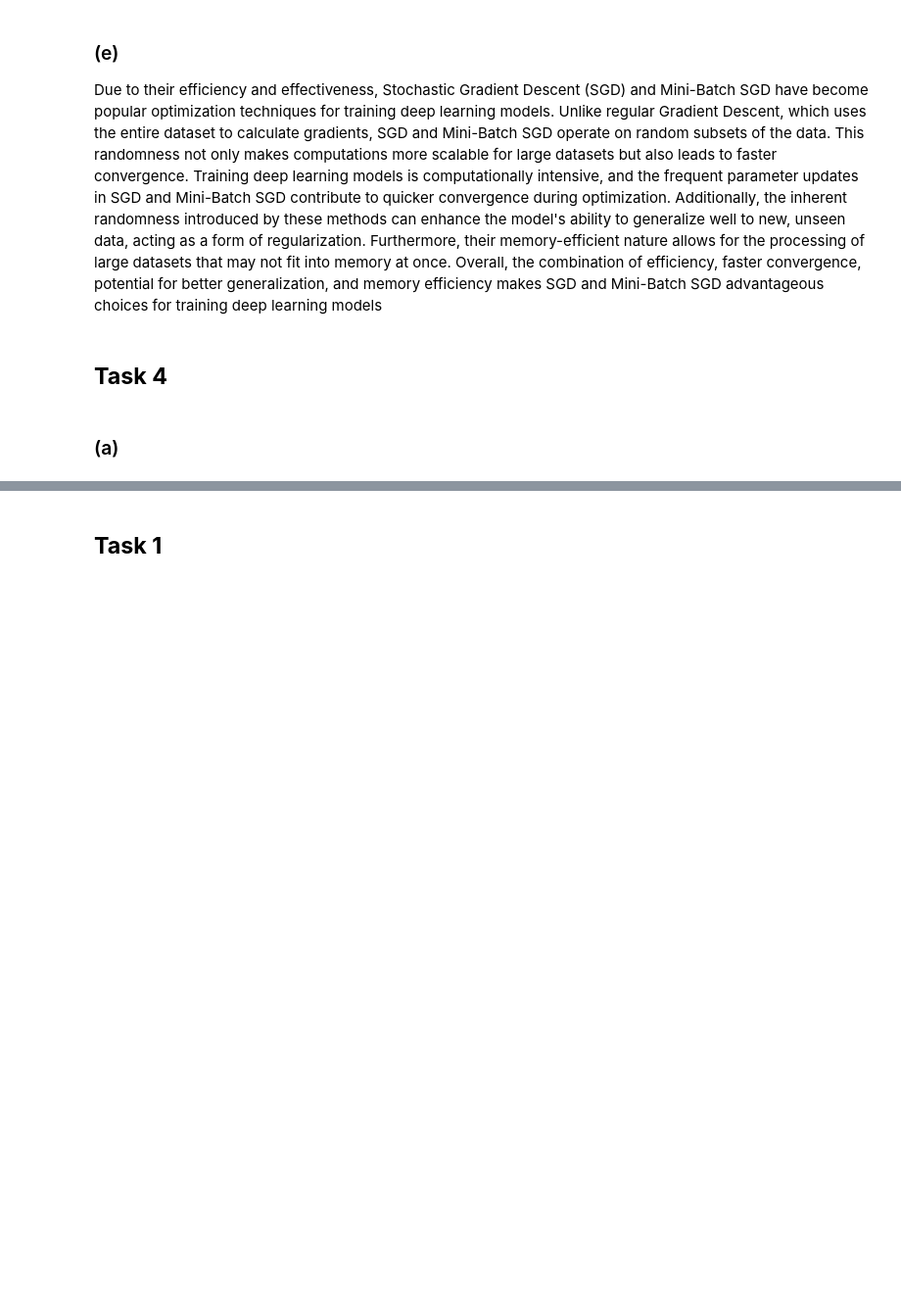
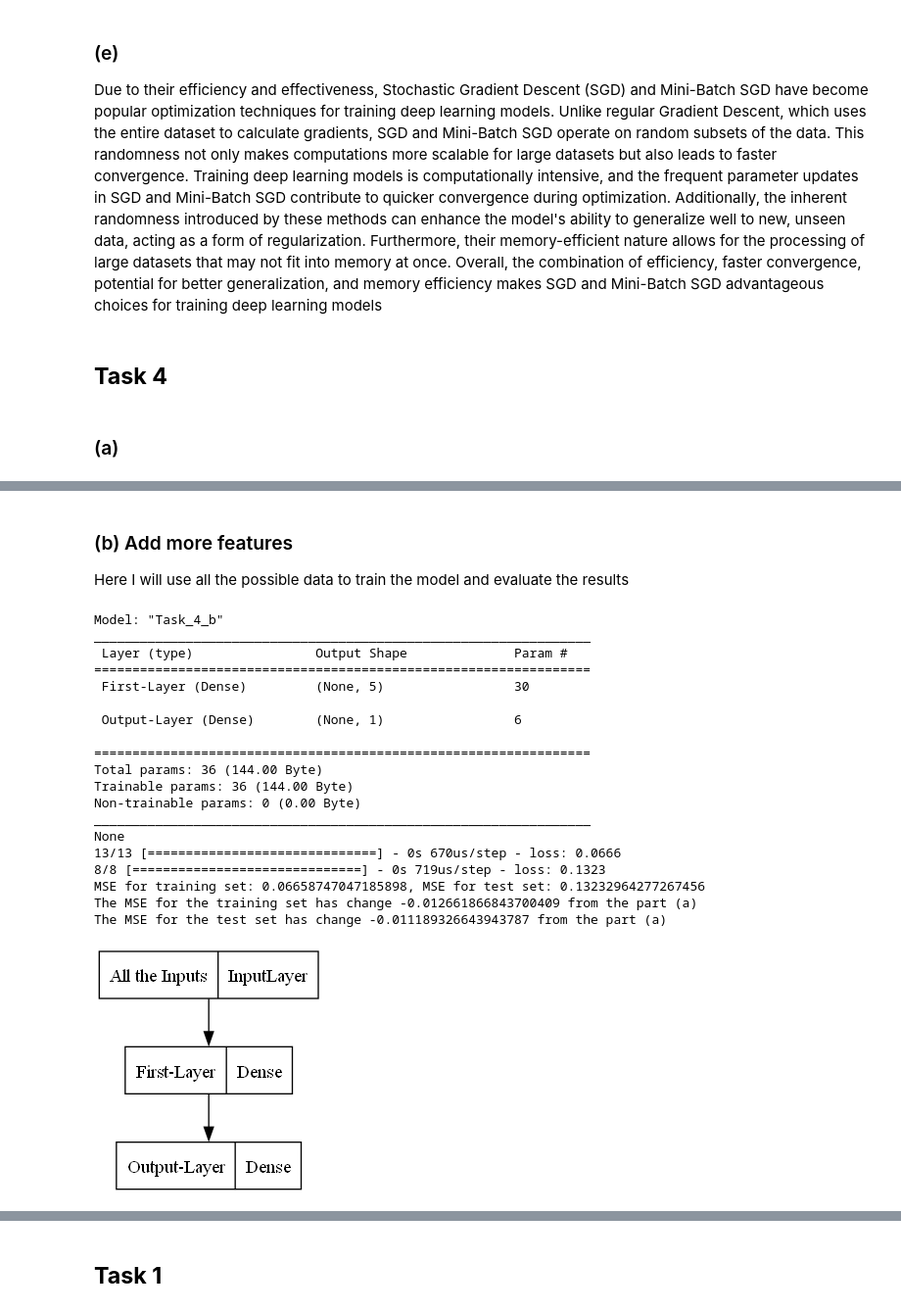
Before and after one commit to mortezaaghajanzadeh/Machine-learning-in-Finance, a Jupyter notebook: Exam/Morteza_Exam.ipynb, the cells around one changed output, grey strips where cells are left out. Shown at 98% size. Cells and saved outputs as stored; diff of their text form; code cells hidden in the pictures; blank space fills up the shorter version.

```diff
--- a/Exam/Morteza_Exam.ipynb
+++ b/Exam/Morteza_Exam.ipynb
@@ -237,0 +248,70 @@ None
+# %% [markdown]
+### (b) Add more features
+Here I will use all the possible data to train the model and evaluate the results
+# %%
+random.seed(13990508)
+# Define target.
+y = data['Inflation'].iloc[1:]
+
+# Define features.
+columns = list(data)
+X = data[columns].iloc[:-1]
+
+# Create train and test sets.
+y_train, y_test = y.iloc[:400], y.iloc[400:]
+X_train, X_test = X.iloc[:400], X.iloc[400:]
+
+# Define sequential model.
+model = tf.keras.models.Sequential(name="Task_4_b")
+
+# Add input layer.
+model.add(tf.keras.Input(shape=(len(columns),),name = "All the Inputs"))
+
+# Define dense layer.
+model.add(tf.keras.layers.Dense(len(columns), activation="relu", name = "First-Layer" ))
+
+# Define output layer.
+model.add(tf.keras.layers.Dense(1, activation="linear",name = "Output-Layer"))
+
+# Compile the model.
+model.compile(loss="mse", optimizer= tf.keras.optimizers.Adam())
+
+# Train the model.
+model.fit(X_train, y_train, epochs=100,verbose=0)
+
+
+# Print model architecture.
+print(model.summary())
+# Evaluate training set using MSE.
+MSE_train_b = model.evaluate(X_train, y_train)
+
+# Evaluate test set using MSE.
+MSE_test_b = model.evaluate(X_test, y_test)
+
+print("MSE for training set: {}, MSE for test set: {}".format(MSE_train_b,MSE_test_b))
+print("The MSE for the training set has change {} from the part (a) ".format(MSE_train_b-MSE_train_a))
+print("The MSE for the test set has change {} from the part (a)".format(MSE_test_b-MSE_test_a))
+
+# Print model architecture.
+tf.keras.utils.plot_model(model)
+# %% [output]
+Model: "Task_4_b"
+_________________________________________________________________
+ Layer (type)                Output Shape              Param #
+=================================================================
+ First-Layer (Dense)         (None, 5)                 30
+
+ Output-Layer (Dense)        (None, 1)                 6
+
+=================================================================
+Total params: 36 (144.00 Byte)
+Trainable params: 36 (144.00 Byte)
+Non-trainable params: 0 (0.00 Byte)
+_________________________________________________________________
+None
+13/13 [==============================] - 0s 670us/step - loss: 0.0666
+8/8 [==============================] - 0s 719us/step - loss: 0.1323
+MSE for training set: 0.06658747047185898, MSE for test set: 0.13232964277267456
+The MSE for the training set has change -0.012661866843700409 from the part (a)
+The MSE for the test set has change -0.011189326643943787 from the part (a)
+[figure, added]
```
Also changed, not shown: parts of 33 cells of this notebook, 2 other files.
